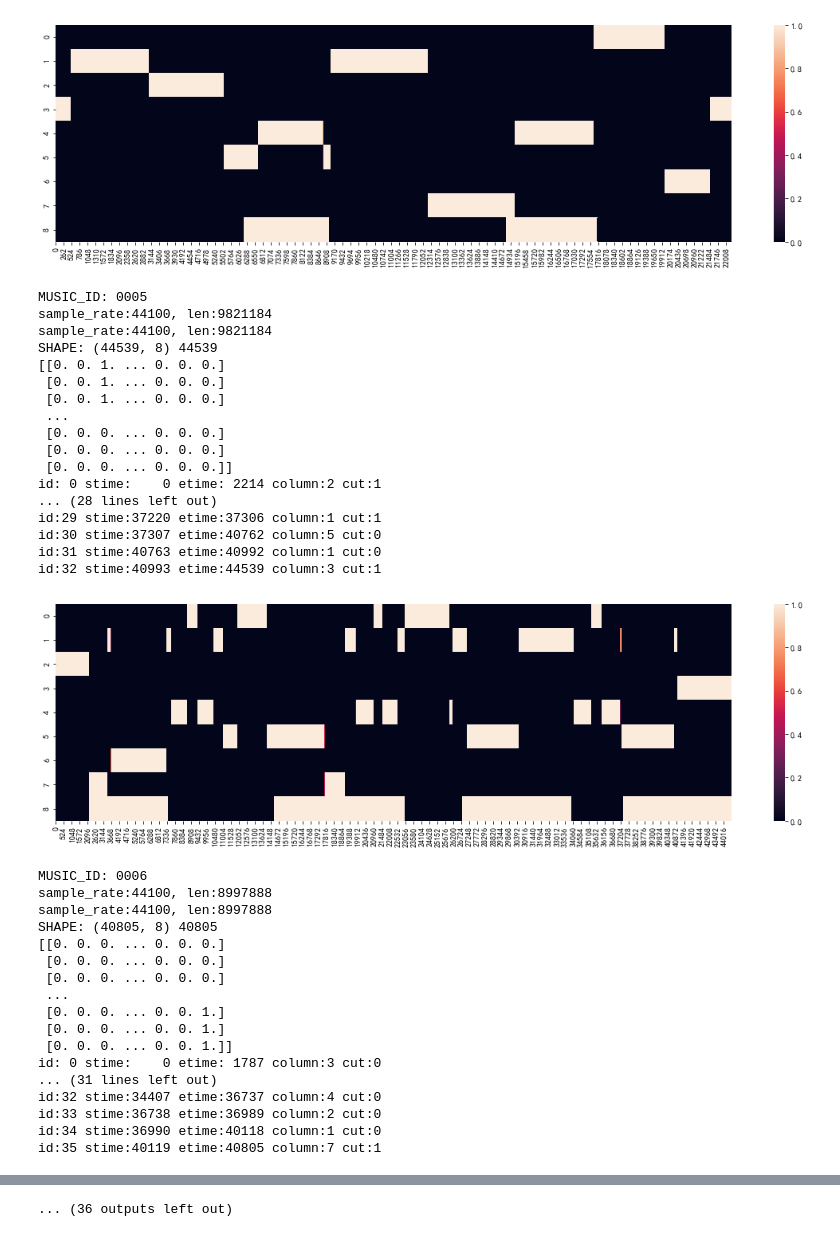
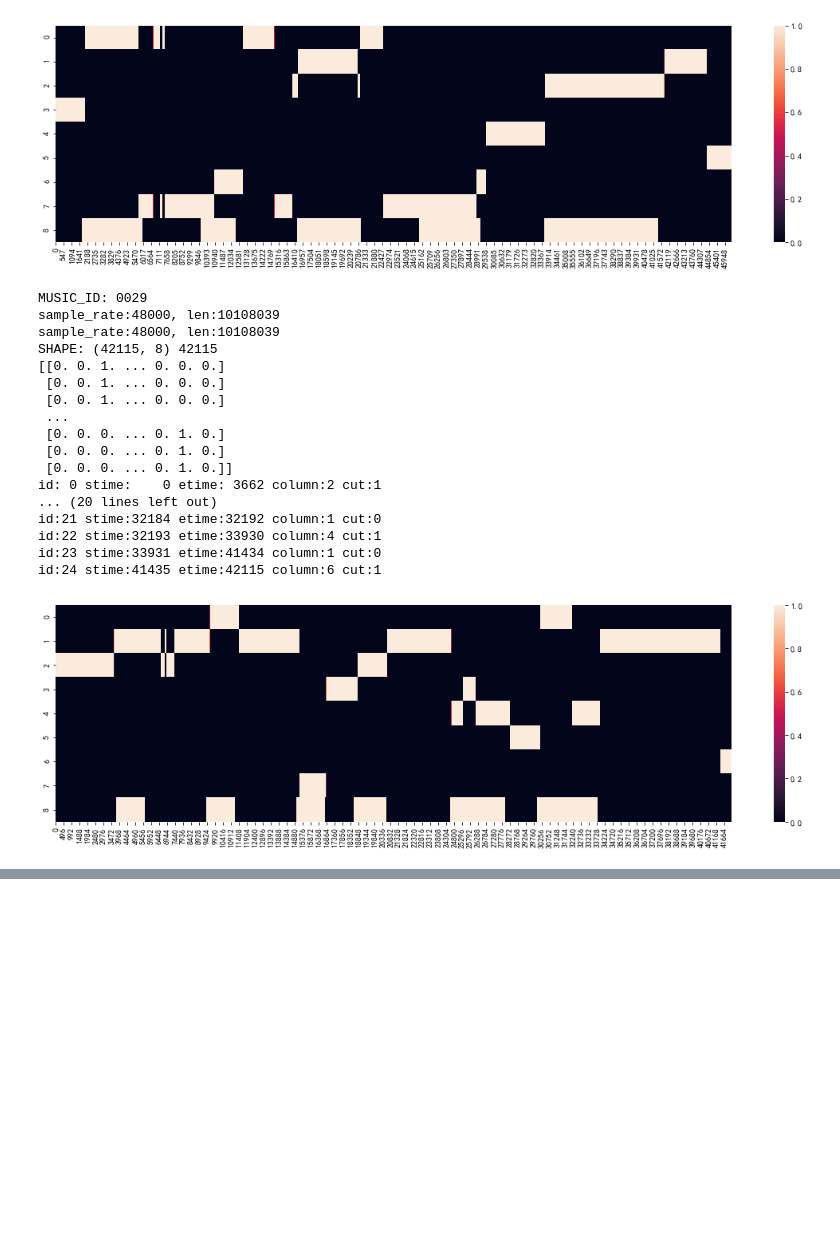
Before and after one commit to GGN-2015/FFT, a Jupyter notebook: KMeansMethod.ipynb, the cells around one changed output, grey strips where cells are left out. Drawn from its saved outputs; the diff is of its cells as text; code cells hidden in the pictures; blank space fills up the shorter version.

```diff
--- a/KMeansMethod.ipynb
+++ b/KMeansMethod.ipynb
@@ -241,7 +241,7 @@ class blank:
             data = json.load(fp)
 
         data.append({
-            'sondid': songid,
+            'songid': songid,
             'id': self.id,
             'starttime': self.starttime,
             'endtime': self.endtime,
@@ -250,7 +250,7 @@ class blank:
         })
 
         with open(BLANK_DATA_FILE, "w") as fp:
-            json.dump(data, fp, indent = 4)
+            json.dump(data, fp, indent=4)
 # %%
 import pandas as pd
 
@@ -371,17 +371,6 @@ def ShowMapForWav(wavFileName, manFileName, K = 16, WINDOW_LEN = 500, ALPHA = 0.
         wtmp = wtmp // 2
 
     mem_blank = mem_reduce.copy()
-    # for i in range(mem_blank.shape[0]):
-    #    for j in range(mem_blank.shape[1]):
-    #        if mem_blank[i][j] >= ALPHA:
-    #            mem_blank[i][j] = 1
-    #        elif mem_blank[i][j] >= ALPHA * 0.9:
-    #            mem_blank[i][j] = 0.5
-    #        else:
-    #            mem_blank[i][j] = 0
-
-    # 总帧数
-    # totalCnt = len(mem_blank)
     plt.figure(figsize=(19, 5))
 
     print("SHAPE:", mem_blank.shape, len(get_pre))
@@ -405,3 +394,4 @@ def ShowMapForWav(wavFileName, manFileName, K = 16, WINDOW_LEN = 500, ALPHA = 0.
     # 要先保存再显示
     # plt.savefig('./Data/NEWPIC/%s.png' % music_id)
     plt.show()
+    return mem_blank
@@ -429,6 +428,6 @@ id:11 stime:21494 etime:22206 column:3 cut:1
 # %%
-N = 26
-for i in range(3, N + 1):
+N = 29
+for i in range(27, N + 1):
     name = "%04d" % i
     ShowMapForWav("./Data/WAV/%s.wav" % name, "./Data/MAN/%s.man" % name)
 # %% [output]
@@ -470,36 +469,19 @@ id:11 stime:21497 etime:22206 column:3 cut:1
-[figure, old version]
+[figure, new version]
-MUSIC_ID: 0005
-sample_rate:44100, len:9821184
-sample_rate:44100, len:9821184
-SHAPE: (44539, 8) 44539
+MUSIC_ID: 0029
+sample_rate:48000, len:10108039
+sample_rate:48000, len:10108039
+SHAPE: (42115, 8) 42115
 [[0. 0. 1. ... 0. 0. 0.]
  [0. 0. 1. ... 0. 0. 0.]
  [0. 0. 1. ... 0. 0. 0.]
  ...
- [0. 0. 0. ... 0. 0. 0.]
- [0. 0. 0. ... 0. 0. 0.]
- [0. 0. 0. ... 0. 0. 0.]]
-id: 0 stime:    0 etime: 2214 column:2 cut:1
-... (28 lines left out)
-id:29 stime:37220 etime:37306 column:1 cut:1
-id:30 stime:37307 etime:40762 column:5 cut:0
-id:31 stime:40763 etime:40992 column:1 cut:0
-id:32 stime:40993 etime:44539 column:3 cut:1
+ [0. 0. 0. ... 0. 1. 0.]
+ [0. 0. 0. ... 0. 1. 0.]
+ [0. 0. 0. ... 0. 1. 0.]]
+id: 0 stime:    0 etime: 3662 column:2 cut:1
+... (20 lines left out)
+id:21 stime:32184 etime:32192 column:1 cut:0
+id:22 stime:32193 etime:33930 column:4 cut:1
+id:23 stime:33931 etime:41434 column:1 cut:0
+id:24 stime:41435 etime:42115 column:6 cut:1
-[figure, old version]
+[figure, new version]
-MUSIC_ID: 0006
-sample_rate:44100, len:8997888
-sample_rate:44100, len:8997888
-SHAPE: (40805, 8) 40805
-[[0. 0. 0. ... 0. 0. 0.]
- [0. 0. 0. ... 0. 0. 0.]
- [0. 0. 0. ... 0. 0. 0.]
- ...
- [0. 0. 0. ... 0. 0. 1.]
- [0. 0. 0. ... 0. 0. 1.]
- [0. 0. 0. ... 0. 0. 1.]]
-id: 0 stime:    0 etime: 1787 column:3 cut:0
-... (31 lines left out)
-id:32 stime:34407 etime:36737 column:4 cut:0
-id:33 stime:36738 etime:36989 column:2 cut:0
-id:34 stime:36990 etime:40118 column:1 cut:0
-id:35 stime:40119 etime:40805 column:7 cut:1
@@ -543 +487,0 @@ id:47 stime:47935 etime:49121 column:5 cut:1
-... (36 outputs left out)
```
Also changed, not shown: parts of 3 cells of this notebook, 13 other files.
